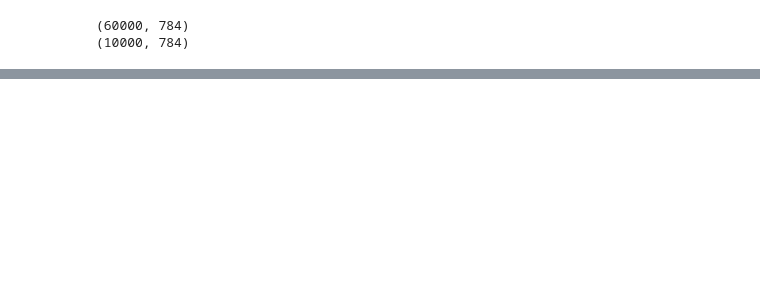
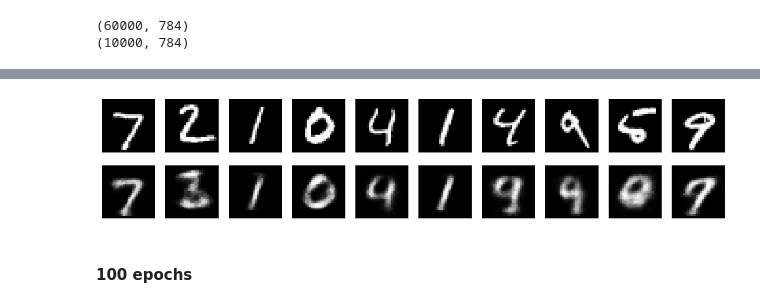
Before and after one commit to alekseik1/cnn-learning, a Jupyter notebook: AutoEncoder.ipynb, the cells around one changed output, grey strips where cells are left out. Drawn from its saved outputs; the diff is of its cells as text; code cells hidden in the pictures; blank space fills up the shorter version.

```diff
--- a/AutoEncoder.ipynb
+++ b/AutoEncoder.ipynb
@@ -115,0 +138,9 @@ autoencoder.compile(optimizer='adadelta', loss='binary_crossentropy')
+# %%
+autoencoder = Model(input_img, decoded)
+autoencoder.compile(optimizer='adadelta', loss='binary_crossentropy')
+
+autoencoder.fit(x_train, x_train,
+                epochs=10,
+                batch_size=256,
+                shuffle=True,
+                validation_data=(x_test, x_test))
@@ -116 +166,7 @@ autoencoder.compile(optimizer='adadelta', loss='binary_crossentropy')
+# %%
+show_all(autoencoder.predict(x_test))
+# %% [output]
+[figure, added]
+# %% [markdown]
+#### 100 epochs
 # %%
```
Also changed, not shown: parts of 35 cells of this notebook.
